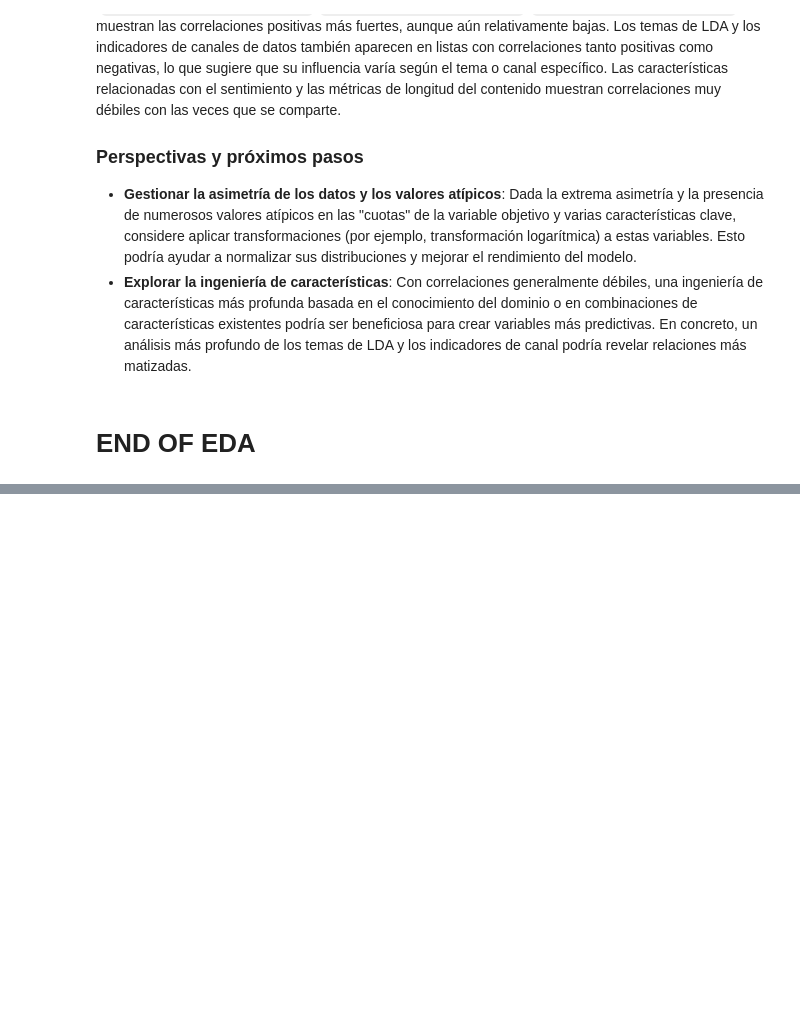
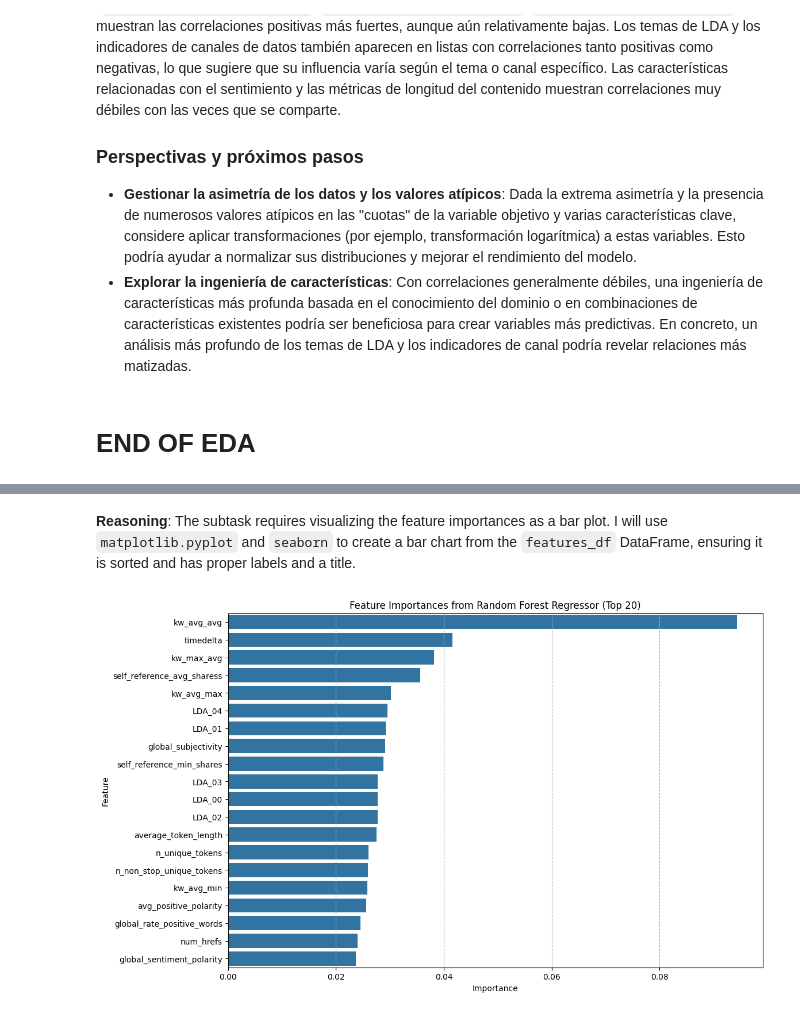
Before and after one commit to josenomberto/UTEC-CDIAV3-MCD8010, a Jupyter notebook: proyecto1_v1.1.ipynb, the cells around one changed output, grey strips where cells are left out. Saved outputs shown, nothing was run; the diff lists cells and outputs as text; code cells hidden in the pictures; blank space fills up the shorter version.

```diff
--- a/proyecto1_v1.1.ipynb
+++ b/proyecto1_v1.1.ipynb
@@ -309,0 +401,11 @@ La correlación entre la mayoría de las características y la variable objetivo
+# %%
+from sklearn.ensemble import RandomForestRegressor
+
+# 2. Instantiate a RandomForestRegressor model
+# Using random_state for reproducibility
+rf_model = RandomForestRegressor(random_state=42)
+
+# 3. Fit the RandomForestRegressor model to the features X and the target variable y
+print("Fitting RandomForestRegressor model...")
+rf_model.fit(X, y)
+print("RandomForestRegressor model fitted successfully.")
@@ -309,0 +449,18 @@ La correlación entre la mayoría de las características y la variable objetivo
+# %%
+if 'shares_log_transformed' in X.columns:
+    X = X.drop('shares_log_transformed', axis=1)
+
+rf_model = RandomForestRegressor(random_state=42)
+print("Re-fitting RandomForestRegressor model with corrected features...")
+rf_model.fit(X, y)
+print("RandomForestRegressor model re-fitted successfully.")
+
+feature_importances = rf_model.feature_importances_
+features_df = pd.DataFrame({'feature': X.columns, 'importance': feature_importances})
+features_df = features_df.sort_values(by='importance', ascending=False)
+
+print("\nTop 10 most important features according to RandomForestRegressor (corrected):")
+print(features_df.head(10))
+
+print("\nBottom 10 least important features according to RandomForestRegressor (corrected):")
+print(features_df.tail(10))
@@ -309,0 +506,17 @@ La correlación entre la mayoría de las características y la variable objetivo
+# %% [markdown]
+**Reasoning**:
+The subtask requires visualizing the feature importances as a bar plot. I will use `matplotlib.pyplot` and `seaborn` to create a bar chart from the `features_df` DataFrame, ensuring it is sorted and has proper labels and a title.
+# %%
+import matplotlib.pyplot as plt
+import seaborn as sns
+
+# Create a bar plot for feature importances
+plt.figure(figsize=(12, 8))
+sns.barplot(x='importance', y='feature', data=features_df.head(20))
+plt.title('Feature Importances from Random Forest Regressor (Top 20)')
+plt.xlabel('Importance')
+plt.ylabel('Feature')
+plt.grid(axis='x', linestyle='--')
+plt.show()
+# %% [output]
+[figure, added]
```
Also changed, not shown: parts of 18 cells of this notebook.
